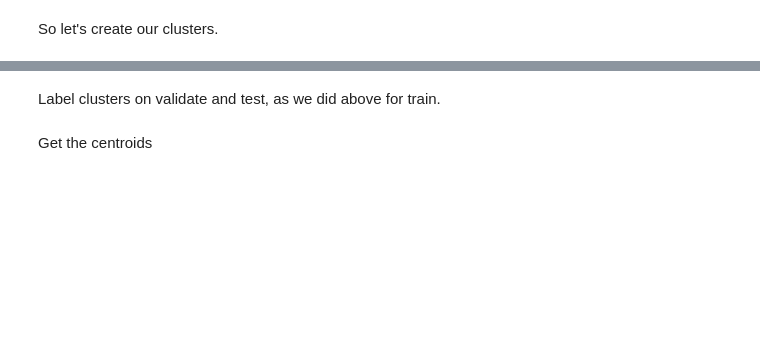
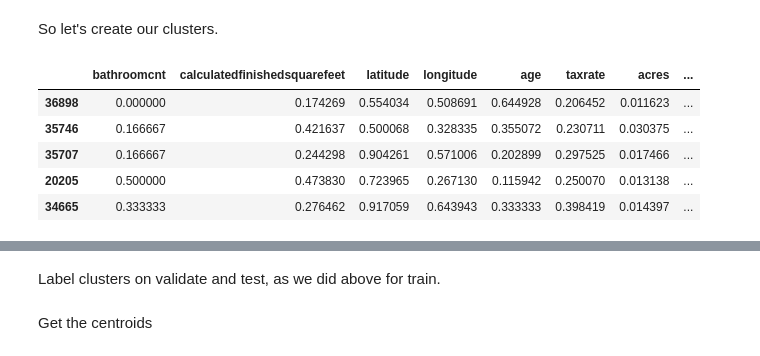
Before and after one commit to CodeupClassroom/darden-clustering, a Jupyter notebook: I_have_clusters_now_what.ipynb, the cells around one changed output, grey strips where cells are left out. Saved outputs shown, nothing was run; the diff lists cells and outputs as text; code cells hidden in the pictures; blank space fills up the shorter version.

```diff
--- a/I_have_clusters_now_what.ipynb
+++ b/I_have_clusters_now_what.ipynb
@@ -199,0 +366,18 @@ I will scale all of our features using min-max scaler.
+# %%
+def scale_min_max():
+    # create the scaler object and fit to X_train (get the min and max from X_train for each column)
+    scaler = MinMaxScaler(copy=True, feature_range=(0,1)).fit(X_train)
+
+    # transform X_train values to their scaled equivalent and create df of the scaled features
+    X_train_scaled = pd.DataFrame(scaler.transform(X_train),
+                                  columns=X_train.columns.values).set_index([X_train.index.values])
+
+    # transform X_validate values to their scaled equivalent and create df of the scaled features
+    X_validate_scaled = pd.DataFrame(scaler.transform(X_validate),
+                                    columns=X_validate.columns.values).set_index([X_validate.index.values])
+
+    # transform X_test values to their scaled equivalent and create df of the scaled features
+    X_test_scaled = pd.DataFrame(scaler.transform(X_test),
+                                 columns=X_test.columns.values).set_index([X_test.index.values])
+
+    return X_train_scaled, X_validate_scaled, X_test_scaled
@@ -214,0 +469,9 @@ So let's create our clusters.
+# %%
+X_train_scaled.head()
+# %% [output]
+|  | bathroomcnt | calculatedfinishedsquarefeet | latitude | longitude | age | taxrate | acres | ... |
+| 36898 | 0.000000 | 0.174269 | 0.554034 | 0.508691 | 0.644928 | 0.206452 | 0.011623 | ... |
+| 35746 | 0.166667 | 0.421637 | 0.500068 | 0.328335 | 0.355072 | 0.230711 | 0.030375 | ... |
+| 35707 | 0.166667 | 0.244298 | 0.904261 | 0.571006 | 0.202899 | 0.297525 | 0.017466 | ... |
+| 20205 | 0.500000 | 0.473830 | 0.723965 | 0.267130 | 0.115942 | 0.250070 | 0.013138 | ... |
+| 34665 | 0.333333 | 0.276462 | 0.917059 | 0.643943 | 0.333333 | 0.398419 | 0.014397 | ... |
```
Also changed, not shown: parts of 31 cells of this notebook.
